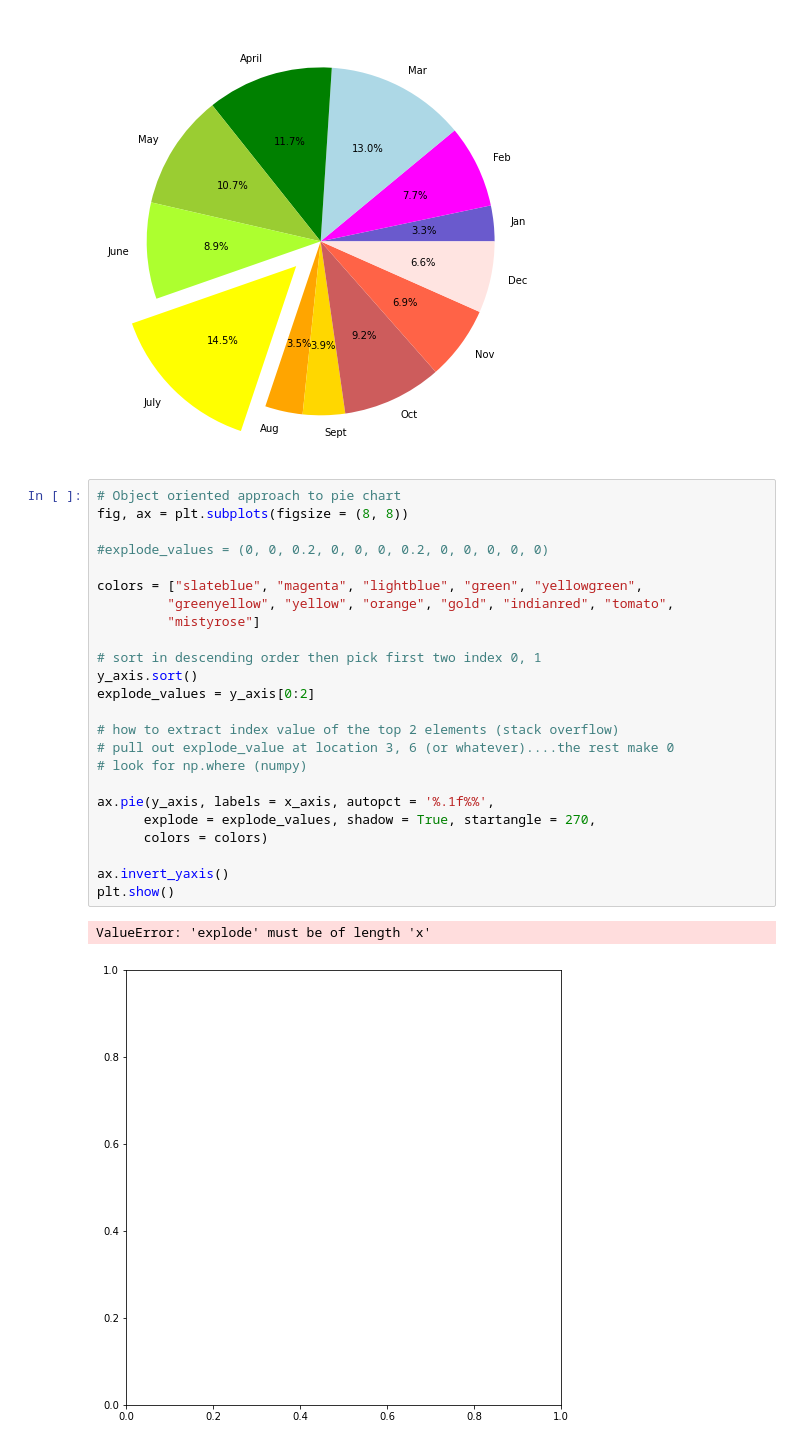
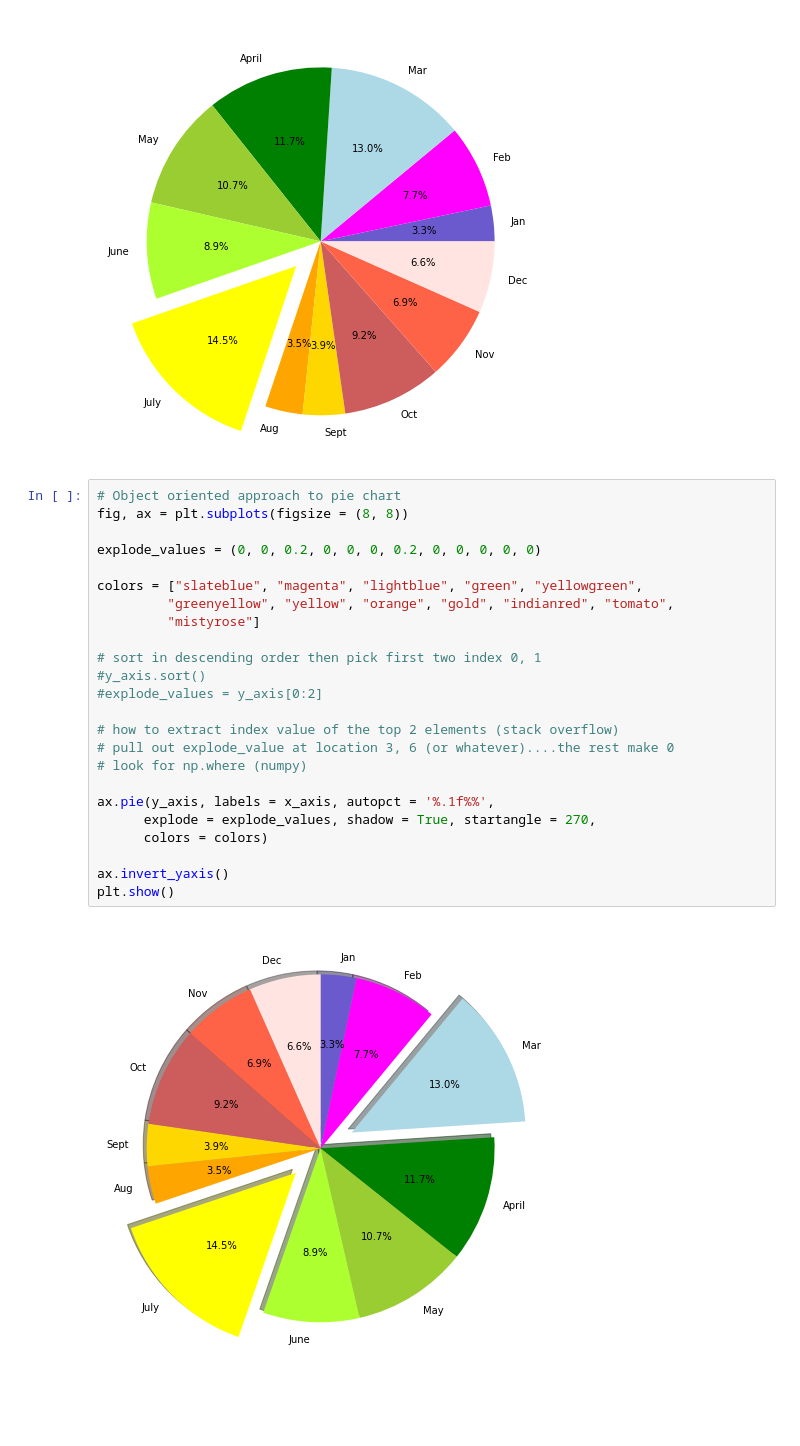
Before and after one commit to jisellejones/PyBer_Analysis, a Jupyter notebook: pie_chart_practice.ipynb, the cells around one changed output. Cells and saved outputs as stored; diff of their text form; blank space fills up the shorter version.

Commit message:
practice files forextras on graphs

```diff
--- a/pie_chart_practice.ipynb
+++ b/pie_chart_practice.ipynb
@@ -40,27 +40,26 @@ plt.show()
 # %%
 # Object oriented approach to pie chart
 fig, ax = plt.subplots(figsize = (8, 8))
 
-#explode_values = (0, 0, 0.2, 0, 0, 0, 0.2, 0, 0, 0, 0, 0)
+explode_values = (0, 0, 0.2, 0, 0, 0, 0.2, 0, 0, 0, 0, 0)
 
 colors = ["slateblue", "magenta", "lightblue", "green", "yellowgreen",
          "greenyellow", "yellow", "orange", "gold", "indianred", "tomato",
          "mistyrose"]
 
 # sort in descending order then pick first two index 0, 1
-y_axis.sort()
-explode_values = y_axis[0:2]
+#y_axis.sort()
+#explode_values = y_axis[0:2]
 
 # how to extract index value of the top 2 elements (stack overflow)
 # pull out explode_value at location 3, 6 (or whatever)....the rest make 0
 # look for np.where (numpy)
 
 ax.pie(y_axis, labels = x_axis, autopct = '%.1f%%',
       explode = explode_values, shadow = True, startangle = 270,
       colors = colors)
 
 ax.invert_yaxis()
 plt.show()
 # %% [output]
-ValueError: 'explode' must be of length 'x'
-[figure, old version]
+[figure, new version]
```
Also changed, not shown: parts of 1 cell of this notebook, 1 other file.
